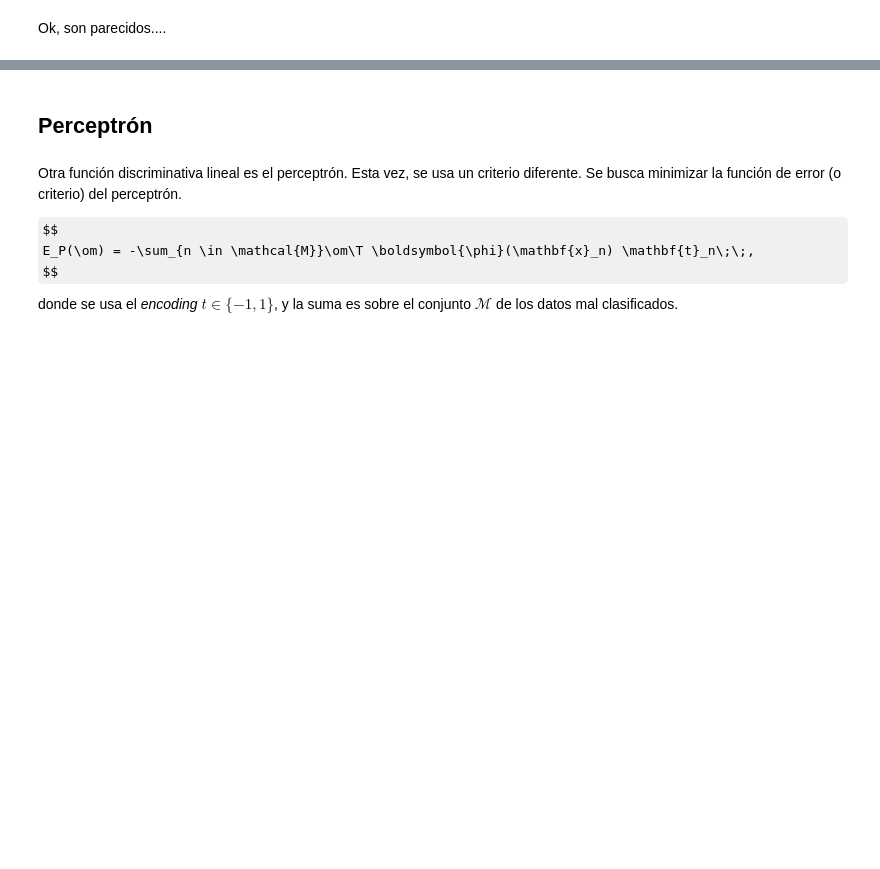
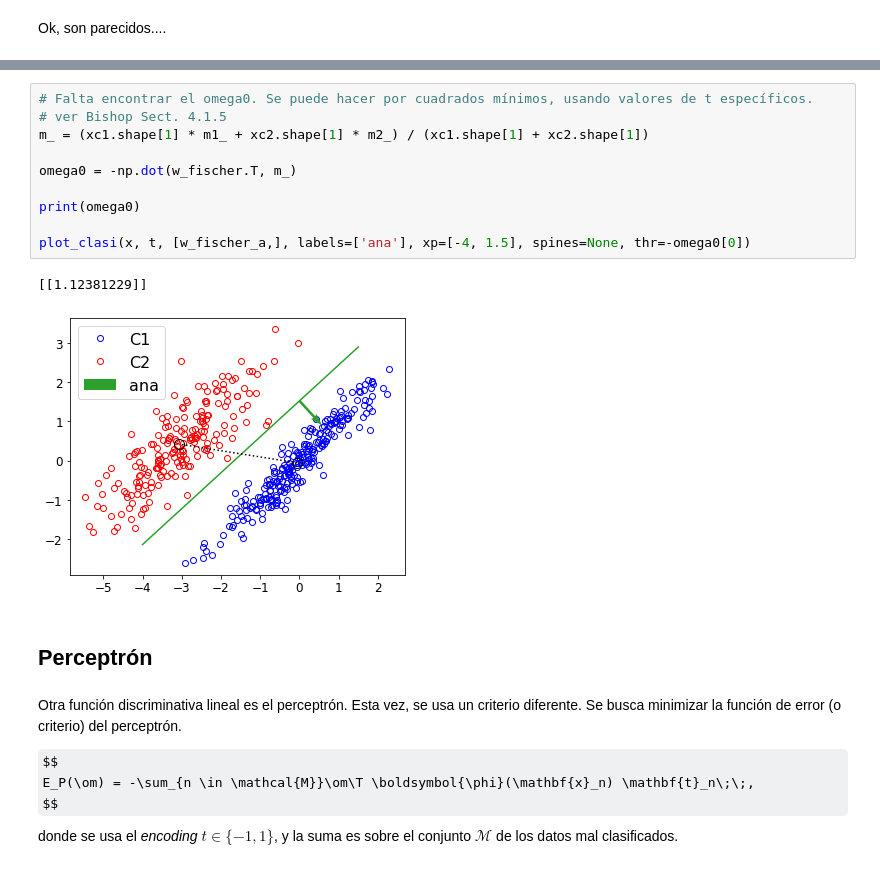
Before and after one commit to JavierGold/ML_UNSAM-2-2020, a Jupyter notebook: 07_Clasificacion.ipynb, the cells around one changed output, grey strips where cells are left out. Drawn from its saved outputs; the diff is of its cells as text; some formulas as TeX source; blank space fills up the shorter version.

```diff
--- a/07_Clasificacion.ipynb
+++ b/07_Clasificacion.ipynb
@@ -391,3 +427,16 @@ plot_clasi(x, t, [w_fischer, w_fischer_a], labels=['num', 'ana'], xp=[-3, 3], sp
+# %%
+# Falta encontrar el omega0. Se puede hacer por cuadrados mínimos, usando valores de t específicos.
+# ver Bishop Sect. 4.1.5
+m_ = (xc1.shape[1] * m1_ + xc2.shape[1] * m2_) / (xc1.shape[1] + xc2.shape[1])
+
+omega0 = -np.dot(w_fischer.T, m_)
+
+print(omega0)
+
+plot_clasi(x, t, [w_fischer_a,], labels=['ana'], xp=[-4, 1.5], spines=None, thr=-omega0[0])
+# %% [output]
+[[1.12381229]]
+[figure, added]
 # %% [markdown]
 ## Perceptrón
 # %% [markdown]
```
Also changed, not shown: parts of 53 cells of this notebook.
